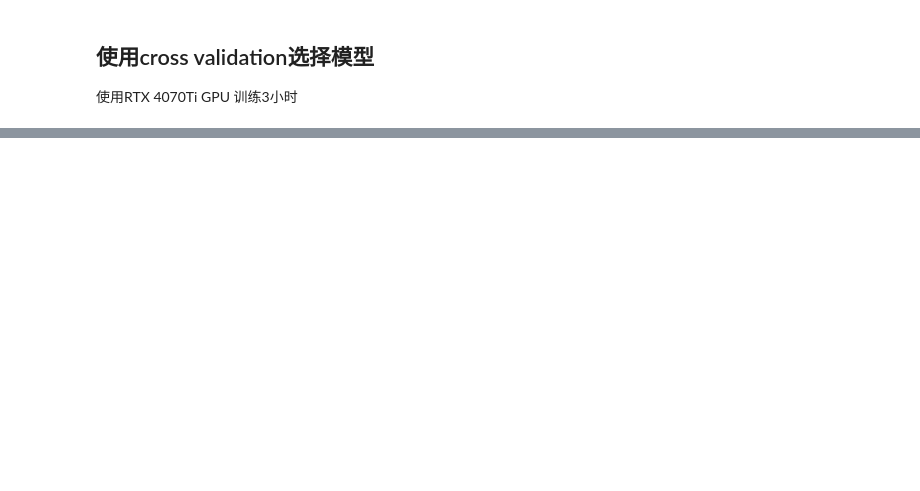
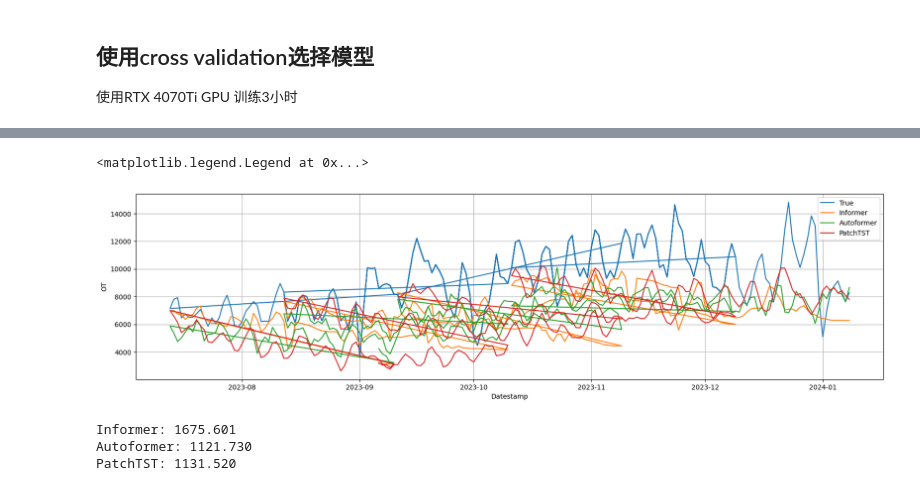
Before and after one commit to jiadol/Travel_Ml, a Jupyter notebook: notebooks/05_Prediction.ipynb, the cells around one changed output, grey strips where cells are left out. Saved outputs shown, nothing was run; the diff lists cells and outputs as text; code cells hidden in the pictures; blank space fills up the shorter version.

```diff
--- a/notebooks/05_Prediction.ipynb
+++ b/notebooks/05_Prediction.ipynb
@@ -6,7 +24,7 @@ import pandas as pd
 import torch
 
 # 创建数据库引擎
-database_url = "sqlite:///../data/data.sqlite"
+database_url = "sqlite:////content/data.sqlite"
 engine = create_engine(database_url)
 
 # define hyper paras
@@ -70,3 +107,37 @@ Seed set to 42
+# %%
+from matplotlib import pyplot as plt
+
+Y_plot = cross_val[cross_val['unique_id']=='global_entry']
+cutoffs = cross_val['cutoff'].unique()[::horizon]
+Y_plot = Y_plot[cross_val['cutoff'].isin(cutoffs)]
+Y_plot = Y_plot[-365:]
+
+plt.figure(figsize=(20,5))
+plt.plot(Y_plot['ds'], Y_plot['y'], label='True')
+plt.plot(Y_plot['ds'], Y_plot['Informer'], label='Informer')
+plt.plot(Y_plot['ds'], Y_plot['Autoformer'], label='Autoformer')
+plt.plot(Y_plot['ds'], Y_plot['PatchTST'], label='PatchTST')
+plt.xlabel('Datestamp')
+plt.ylabel('OT')
+plt.grid()
+plt.legend()
+# %% [output]
+<matplotlib.legend.Legend at 0x...>
+[figure, added]
+# %%
+from neuralforecast.losses.numpy import mae
+
+mae_informer = mae(cross_val['y'], cross_val['Informer'])
+mae_autoformer = mae(cross_val['y'], cross_val['Autoformer'])
+mae_patchtst = mae(cross_val['y'], cross_val['PatchTST'])
+
+print(f'Informer: {mae_informer:.3f}')
+print(f'Autoformer: {mae_autoformer:.3f}')
+print(f'PatchTST: {mae_patchtst:.3f}')
+# %% [output]
+Informer: 1675.601
+Autoformer: 1121.730
+PatchTST: 1131.520
 # %%
 import matplotlib.pyplot as plt
 
```
Also changed, not shown: parts of 10 cells of this notebook.
